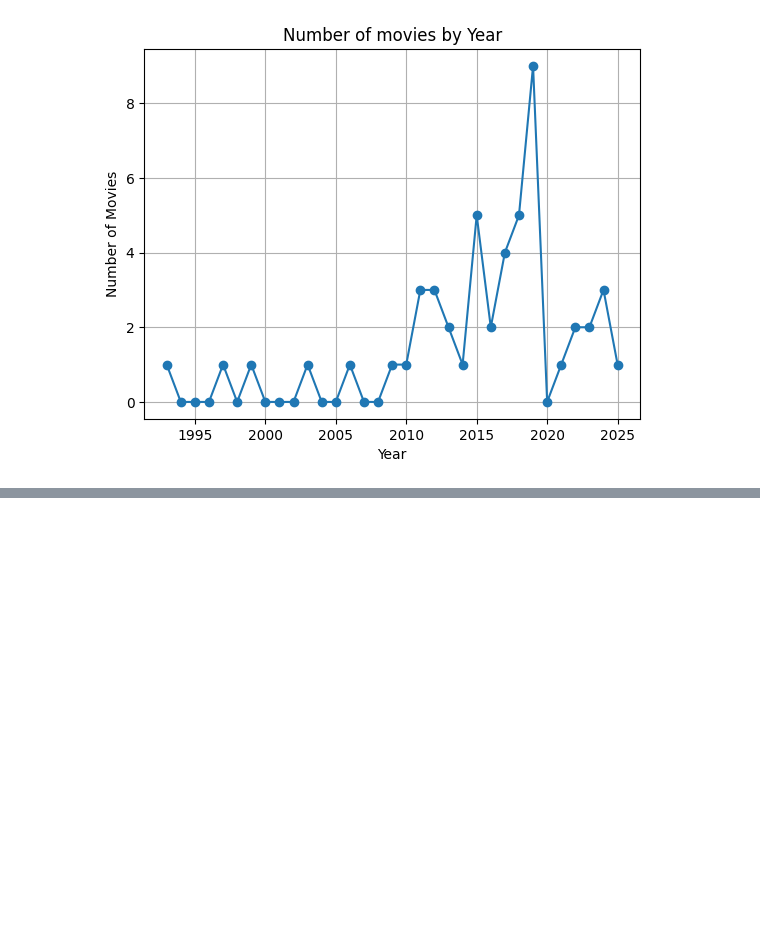
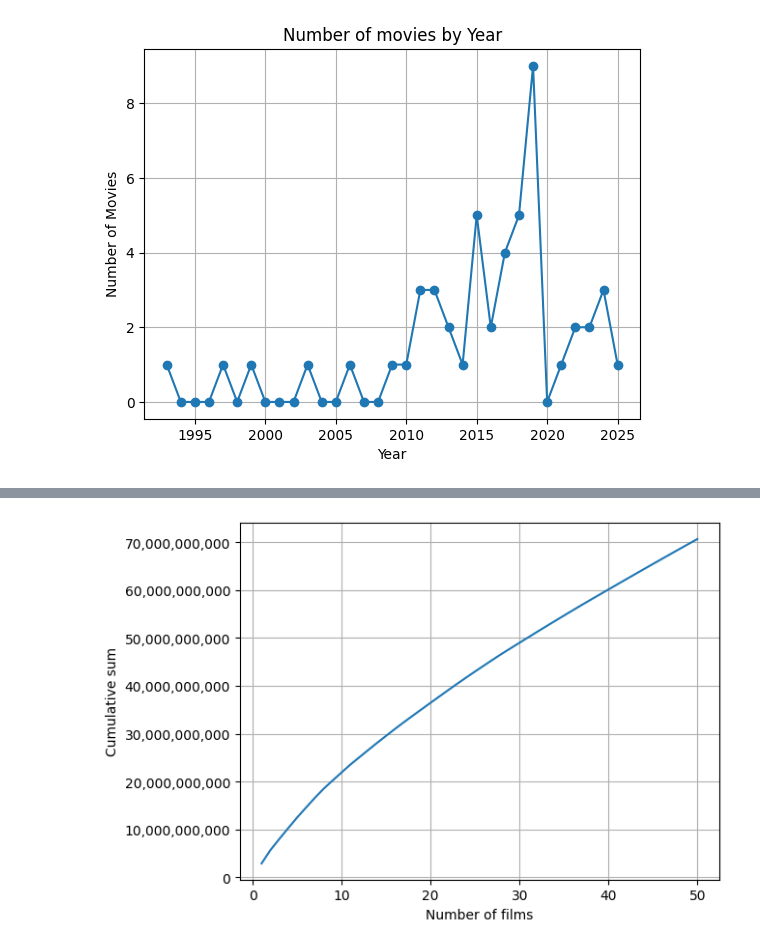
Before and after one commit to Urgith/data_science, a Jupyter notebook: scraping/wikipedia/wikipedia_highest_grossing_films/data_plotting.ipynb, the cells around one changed output, grey strips where cells are left out. Cells and saved outputs as stored; diff of their text form; code cells hidden in the pictures; blank space fills up the shorter version.

Commit message:
cumsum added

```diff
--- a/scraping/wikipedia/wikipedia_highest_grossing_films/data_plotting.ipynb
+++ b/scraping/wikipedia/wikipedia_highest_grossing_films/data_plotting.ipynb
@@ -36,3 +19,6 @@ plt.grid()
 plt.show()
 # %% [output]
 [figure]
+# %%
+df['Cumsum'] = df['Gross'].cumsum()
+df
@@ -38,0 +43,12 @@ plt.show()
+# %%
+ax = df.plot('Rank', 'Cumsum', legend=False)
+ax.get_yaxis().set_major_formatter(
+    mpl.ticker.FuncFormatter(lambda x, p: format(int(x), ','))
+)
+
+plt.ylabel('Cumulative sum')
+plt.xlabel('Number of films')
+plt.grid()
+plt.show()
+# %% [output]
+[figure, added]
```
Also changed, not shown: parts of 3 cells of this notebook, 2 other files.
